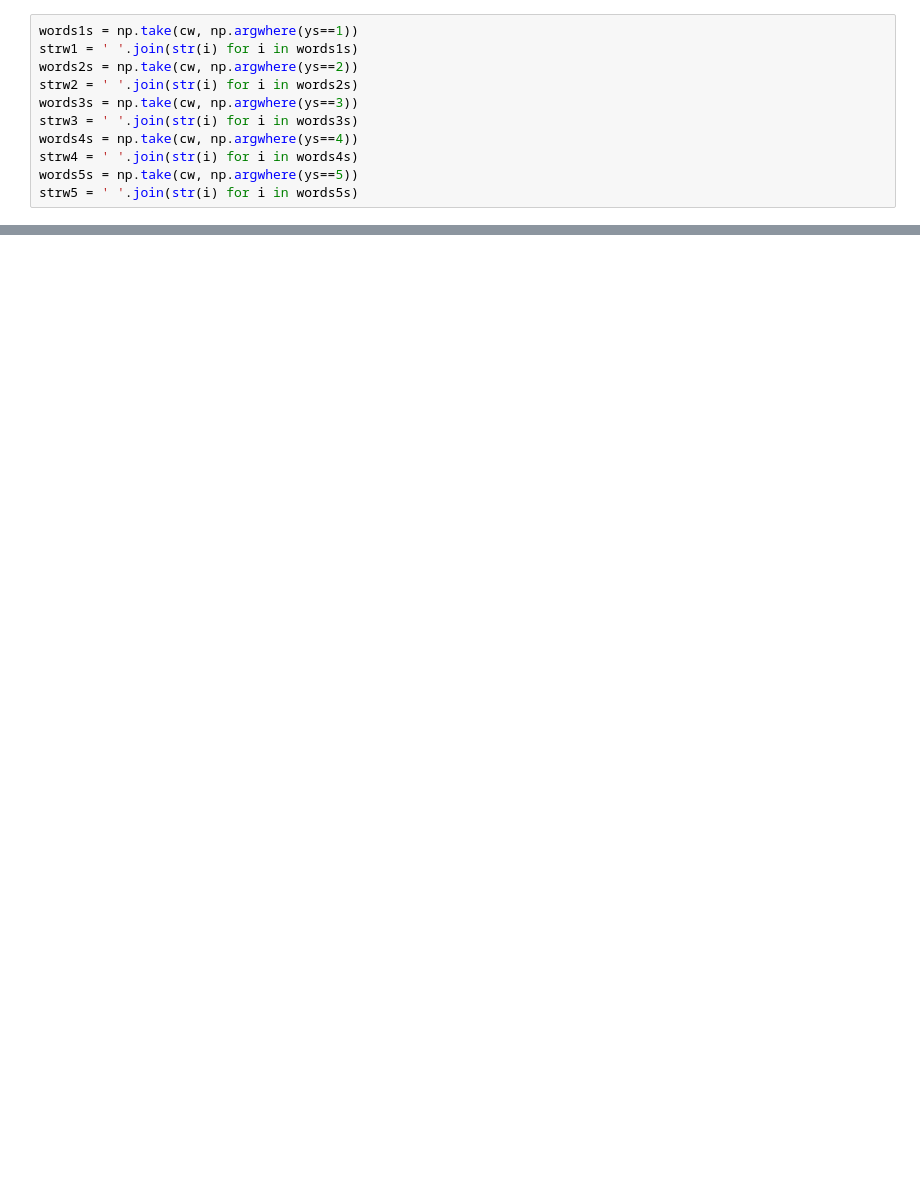
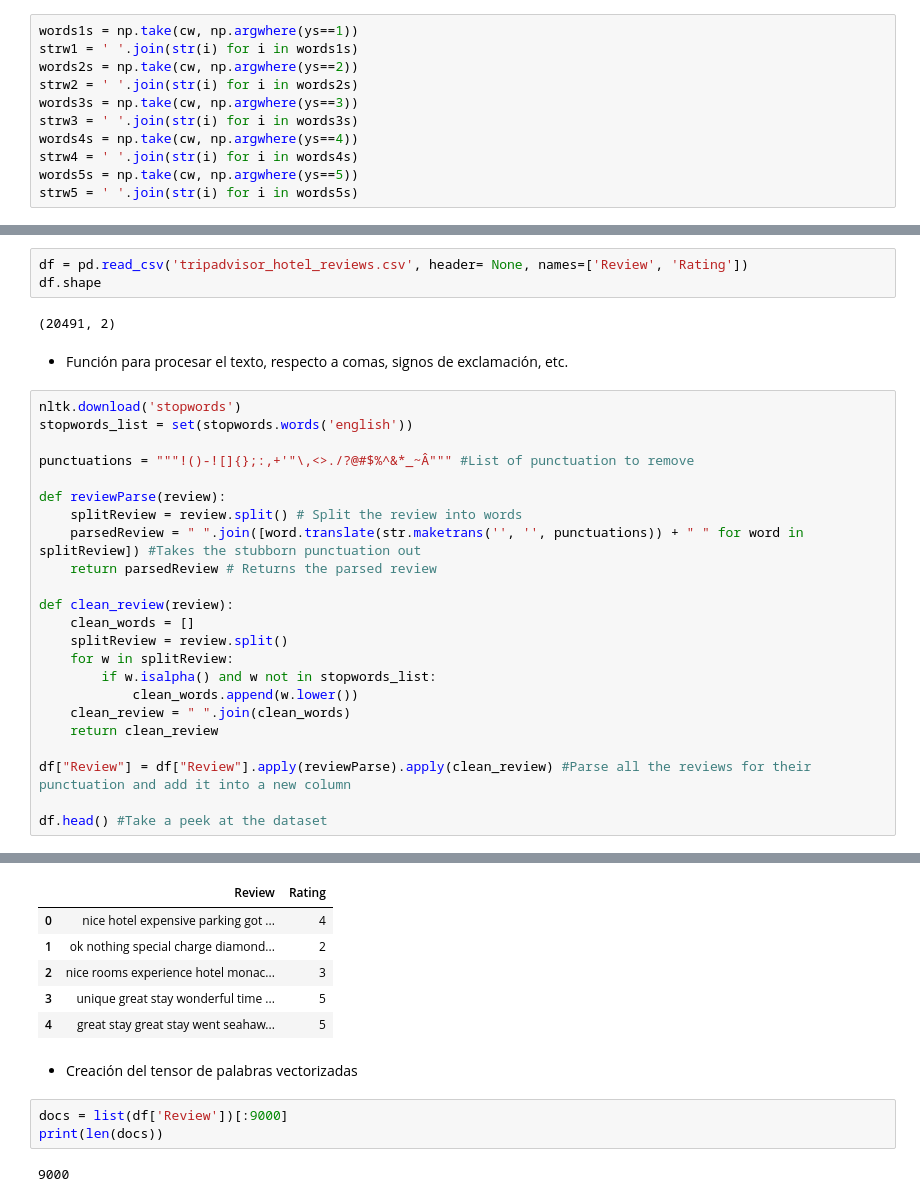
Before and after one commit to jsmontoyaco/Sistemas-Inteligentes-Proyecto-Final, a Jupyter notebook: TripAdvisor Neuronal Network.ipynb, the cells around one changed output, grey strips where cells are left out. Saved outputs shown, nothing was run; the diff lists cells and outputs as text; blank space fills up the shorter version.

```diff
--- a/TripAdvisor Neuronal Network.ipynb
+++ b/TripAdvisor Neuronal Network.ipynb
@@ -239,0 +153,31 @@ InvalidArgumentError: ignored
+# %%
+df = pd.read_csv('tripadvisor_hotel_reviews.csv', header= None, names=['Review', 'Rating'])
+df.shape
+# %% [output]
+(20491, 2)
+# %% [markdown]
+*   Función para procesar el texto, respecto a comas, signos de exclamación, etc.
+# %%
+nltk.download('stopwords')
+stopwords_list = set(stopwords.words('english'))
+
+punctuations = """!()-![]{};:,+'"\,<>./?@#$%^&*_~Â""" #List of punctuation to remove
+
+def reviewParse(review):
+    splitReview = review.split() # Split the review into words
+    parsedReview = " ".join([word.translate(str.maketrans('', '', punctuations)) + " " for word in splitReview]) #Takes the stubborn punctuation out
+    return parsedReview # Returns the parsed review
+
+def clean_review(review):
+    clean_words = []
+    splitReview = review.split()
+    for w in splitReview:
+        if w.isalpha() and w not in stopwords_list:
+            clean_words.append(w.lower())
+    clean_review = " ".join(clean_words)
+    return clean_review
+
+df["Review"] = df["Review"].apply(reviewParse).apply(clean_review) #Parse all the reviews for their punctuation and add it into a new column
+
+df.head() #Take a peek at the dataset
+# %% [output]
@@ -239,0 +186,15 @@ InvalidArgumentError: ignored
+|  | Review | Rating |
+| 0 | nice hotel expensive parking got ... | 4 |
+| 1 | ok nothing special charge diamond... | 2 |
+| 2 | nice rooms experience hotel monac... | 3 |
+| 3 | unique great stay wonderful time ... | 5 |
+| 4 | great stay great stay went seahaw... | 5 |
+# %% [markdown]
+
+
+*   Creación del tensor de palabras vectorizadas
+# %%
+docs = list(df['Review'])[:9000]
+print(len(docs))
+# %% [output]
+9000
```
Also changed, not shown: parts of 81 cells of this notebook.
